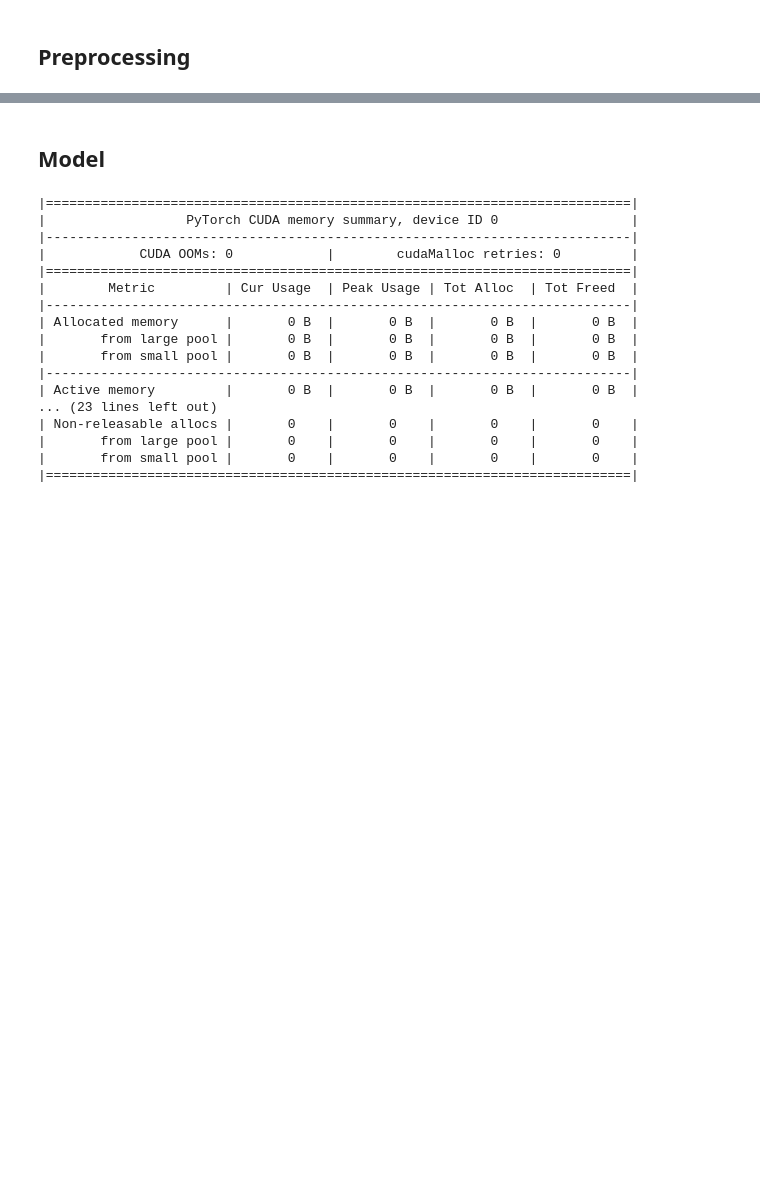
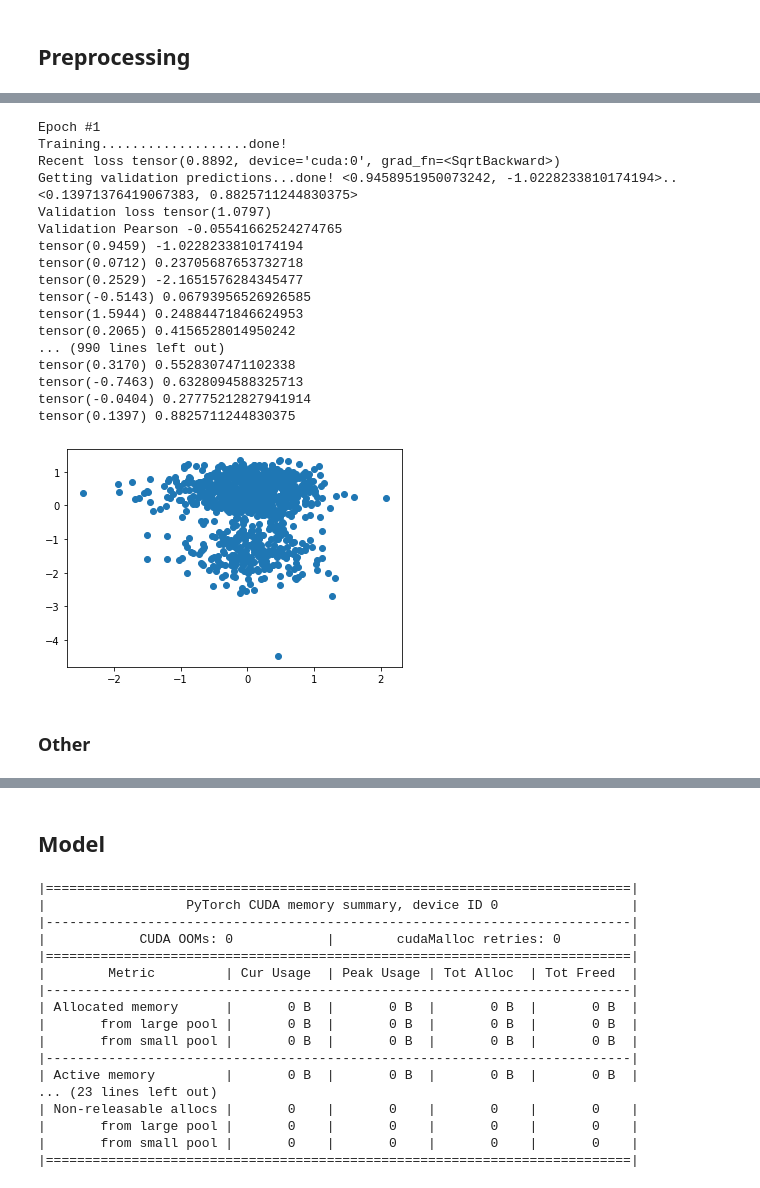
Before and after one commit to ansonmiu0214/C490CW, a Jupyter notebook: BERT.ipynb, the cells around one changed output, grey strips where cells are left out. Drawn from its saved outputs; the diff is of its cells as text; code cells hidden in the pictures; blank space fills up the shorter version.

```diff
--- a/BERT.ipynb
+++ b/BERT.ipynb
@@ -185,0 +388,21 @@ test_inputs = sentence_pairs_to_bert_input(tokenizer, test_en, test_zh, max_seq_
+# %%
+class FFNNRegression(nn.Module):
+
+    def __init__(self, *hidden_dims, input_dim=768):
+        super().__init__()
+        self.input_dim = input_dim
+        self.hidden_dims = hidden_dims
+
+        prev_dim = input_dim
+        for i, hidden_dim in enumerate(self.hidden_dims):
+            setattr(self, f'hidden_{i}', nn.Linear(prev_dim, hidden_dim))
+            prev_dim = hidden_dim
+
+        self.out = nn.Linear(prev_dim, 1)
+
+    def forward(self, x):
+        act = x
+        for i, _ in enumerate(self.hidden_dims):
+            layer = getattr(self, f'hidden_{i}')
+            act = F.relu(layer(act))
+        return self.out(act)
@@ -185,0 +490,27 @@ test_inputs = sentence_pairs_to_bert_input(tokenizer, test_en, test_zh, max_seq_
+# %%
+train(regressor, RMSELoss, opt,
+      train_embeddings_tensor, train_scores,
+      val_embeddings_tensor, val_scores,
+      num_epochs=100,
+      batch_size=100)
+# %% [output]
+Epoch #1
+Training...................done!
+Recent loss tensor(0.8892, device='cuda:0', grad_fn=<SqrtBackward>)
+Getting validation predictions...done! <0.9458951950073242, -1.0228233810174194>..<0.13971376419067383, 0.8825711244830375>
+Validation loss tensor(1.0797)
+Validation Pearson -0.05541662524274765
+tensor(0.9459) -1.0228233810174194
+tensor(0.0712) 0.23705687653732718
+tensor(0.2529) -2.1651576284345477
+tensor(-0.5143) 0.06793956526926585
+tensor(1.5944) 0.24884471846624953
+tensor(0.2065) 0.4156528014950242
+... (990 lines left out)
+tensor(0.3170) 0.5528307471102338
+tensor(-0.7463) 0.6328094588325713
+tensor(-0.0404) 0.27775212827941914
+tensor(0.1397) 0.8825711244830375
+[figure, added]
+# %% [markdown]
+### Other
```
Also changed, not shown: parts of 29 cells of this notebook.
